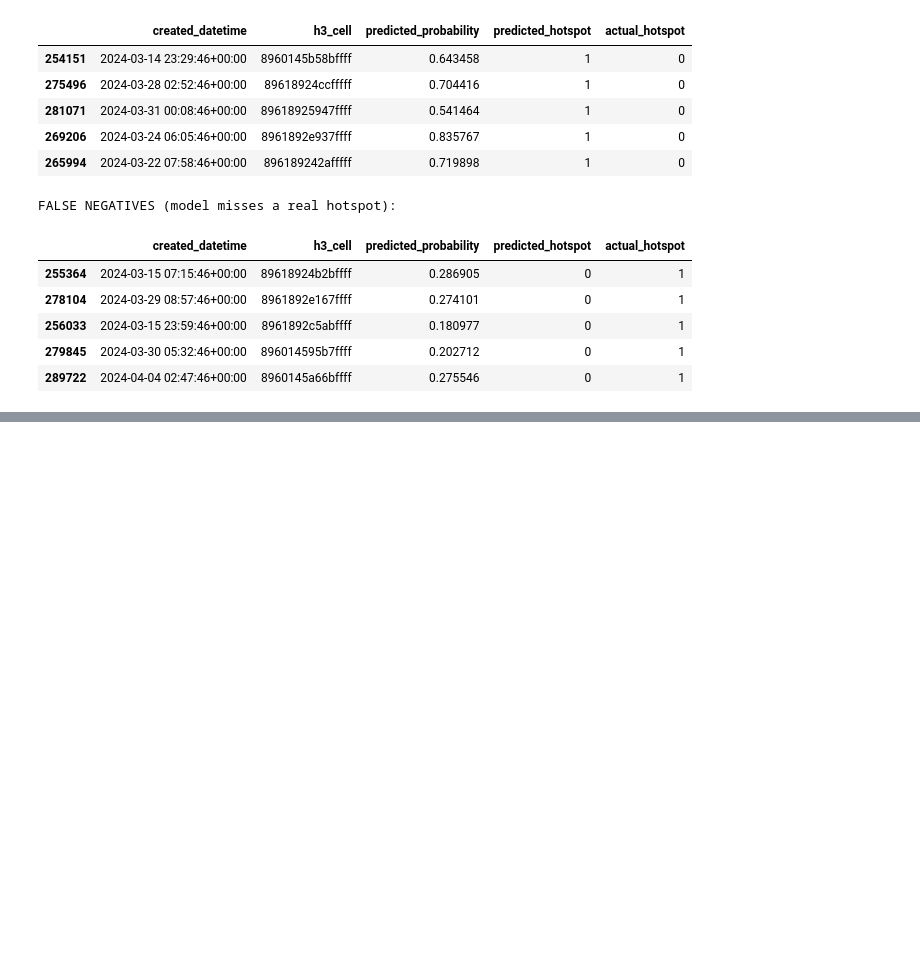
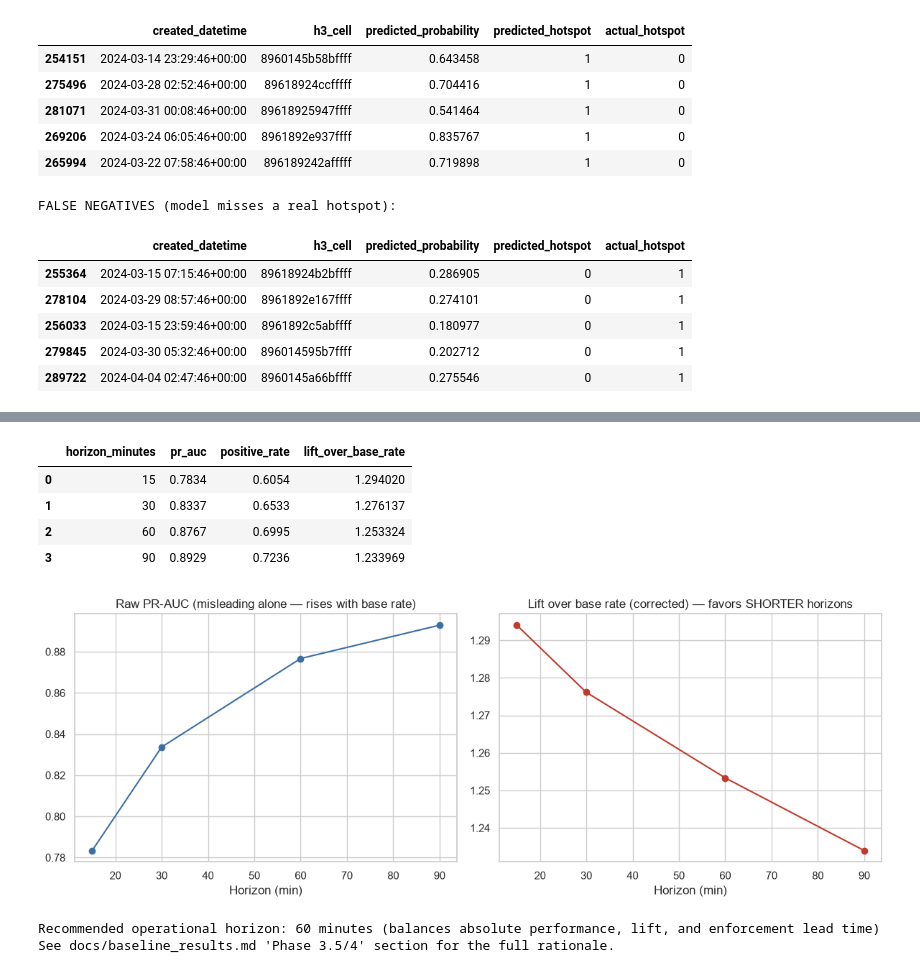
Before and after one commit to Kshitiz0809/Namma_Traffic, a Jupyter notebook: ml/notebooks/03_model_comparison.ipynb, the cells around one changed output, grey strips where cells are left out. Saved outputs shown, nothing was run; the diff lists cells and outputs as text; code cells hidden in the pictures; blank space fills up the shorter version.

```diff
--- a/ml/notebooks/03_model_comparison.ipynb
+++ b/ml/notebooks/03_model_comparison.ipynb
@@ -176,0 +238,26 @@ FALSE NEGATIVES (model misses a real hotspot):
+# %%
+horizon_df = pd.read_csv("../../docs/horizon_comparison.csv")
+display(horizon_df[["horizon_minutes", "pr_auc", "positive_rate", "lift_over_base_rate"]])
+
+fig, axes = plt.subplots(1, 2, figsize=(12, 4.5))
+axes[0].plot(horizon_df["horizon_minutes"], horizon_df["pr_auc"], marker="o", color="#3b6ea5")
+axes[0].set_title("Raw PR-AUC (misleading alone — rises with base rate)")
+axes[0].set_xlabel("Horizon (min)")
+
+axes[1].plot(horizon_df["horizon_minutes"], horizon_df["lift_over_base_rate"], marker="o", color="#c0392b")
+axes[1].set_title("Lift over base rate (corrected) — favors SHORTER horizons")
+axes[1].set_xlabel("Horizon (min)")
+plt.tight_layout()
+plt.show()
+
+print("Recommended operational horizon: 60 minutes (balances absolute performance, lift, and enforcement lead time)")
+print("See docs/baseline_results.md 'Phase 3.5/4' section for the full rationale.")
+# %% [output]
+|  | horizon_minutes | pr_auc | positive_rate | lift_over_base_rate |
+| 0 | 15 | 0.7834 | 0.6054 | 1.294020 |
+| 1 | 30 | 0.8337 | 0.6533 | 1.276137 |
+| 2 | 60 | 0.8767 | 0.6995 | 1.253324 |
+| 3 | 90 | 0.8929 | 0.7236 | 1.233969 |
+[figure, added]
+Recommended operational horizon: 60 minutes (balances absolute performance, lift, and enforcement lead time)
+See docs/baseline_results.md 'Phase 3.5/4' section for the full rationale.
```
Also changed, not shown: parts of 14 cells of this notebook, 25 other files.
